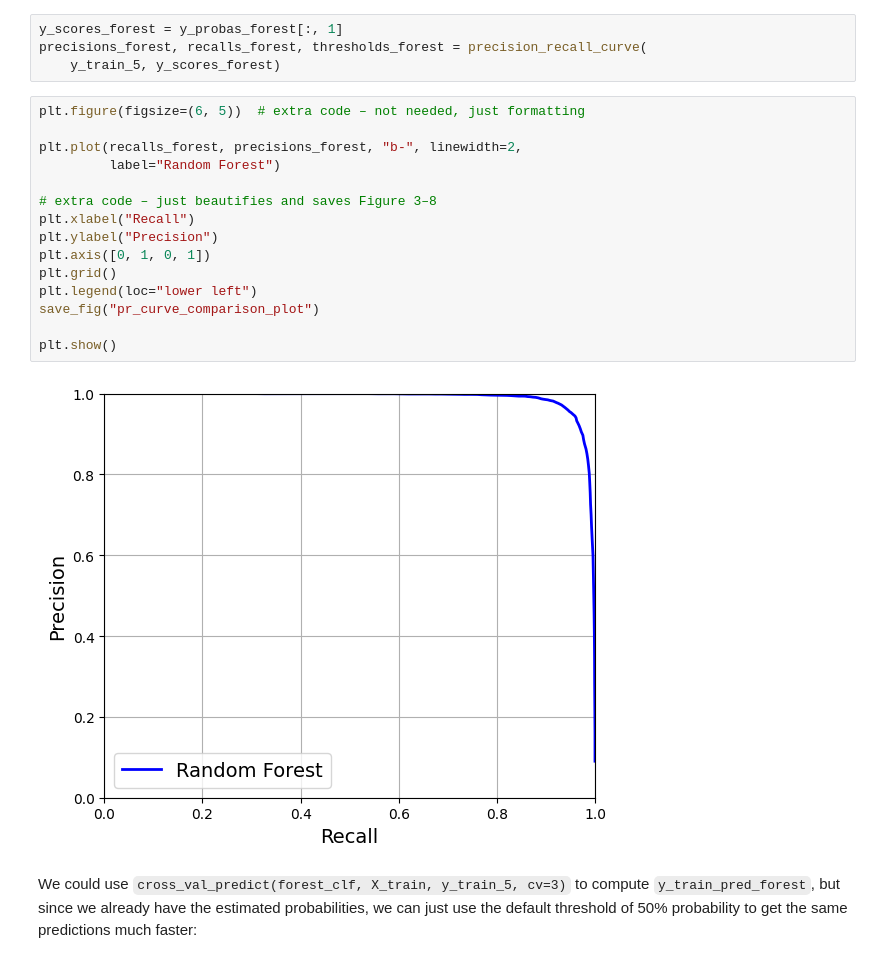
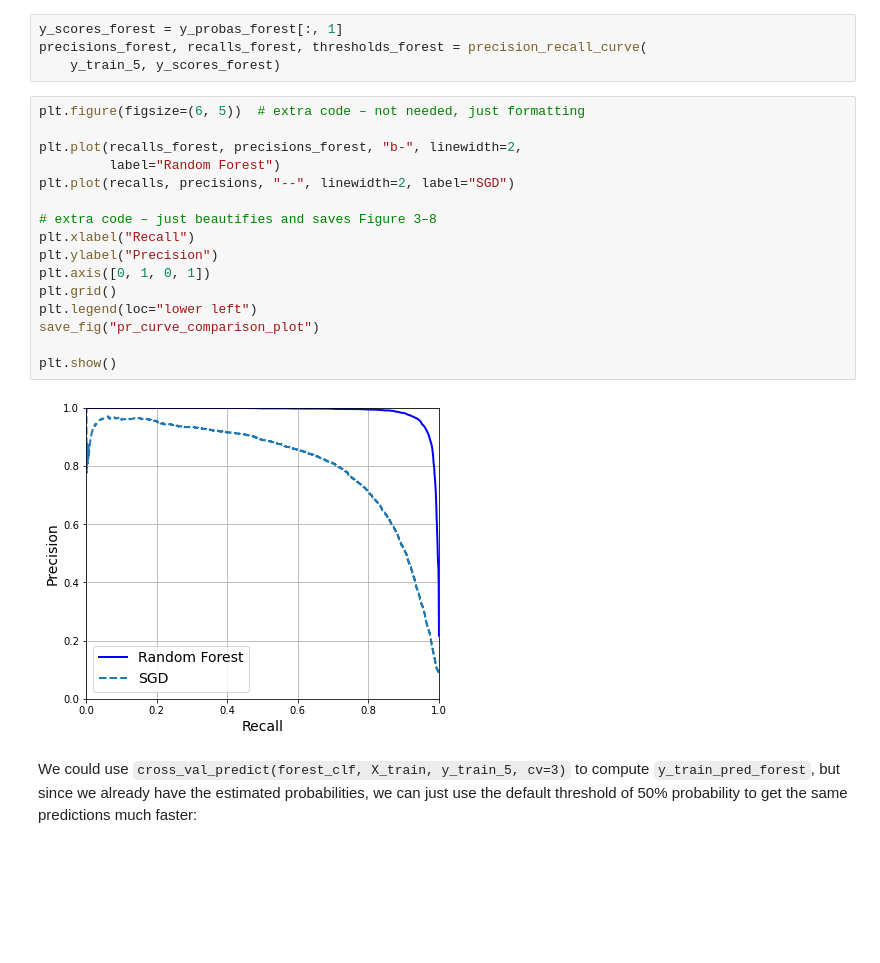
Before and after one commit to YaoXing0418/Emily, a Jupyter notebook: 03_classification.ipynb, the cells around one changed output. Saved outputs shown, nothing was run; the diff lists cells and outputs as text; blank space fills up the shorter version.

```diff
--- a/03_classification.ipynb
+++ b/03_classification.ipynb
@@ -410,20 +410,21 @@ precisions_forest, recalls_forest, thresholds_forest = precision_recall_curve(
 # %%
 plt.figure(figsize=(6, 5))  # extra code – not needed, just formatting
 
 plt.plot(recalls_forest, precisions_forest, "b-", linewidth=2,
          label="Random Forest")
+plt.plot(recalls, precisions, "--", linewidth=2, label="SGD")
 
 # extra code – just beautifies and saves Figure 3–8
 plt.xlabel("Recall")
 plt.ylabel("Precision")
 plt.axis([0, 1, 0, 1])
 plt.grid()
 plt.legend(loc="lower left")
 save_fig("pr_curve_comparison_plot")
 
 plt.show()
 # %% [output]
-[figure, old version]
+[figure, new version]
 # %% [markdown]
 We could use `cross_val_predict(forest_clf, X_train, y_train_5, cv=3)` to compute `y_train_pred_forest`, but since we already have the estimated probabilities, we can just use the default threshold of 50% probability to get the same predictions much faster:
 # %%
```
Also changed, not shown: parts of 76 cells of this notebook.
